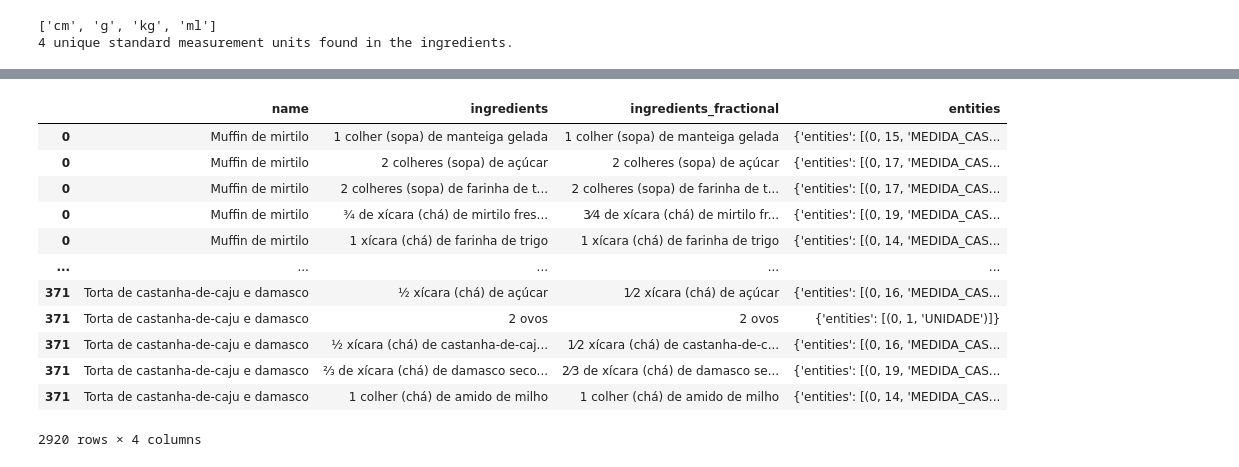
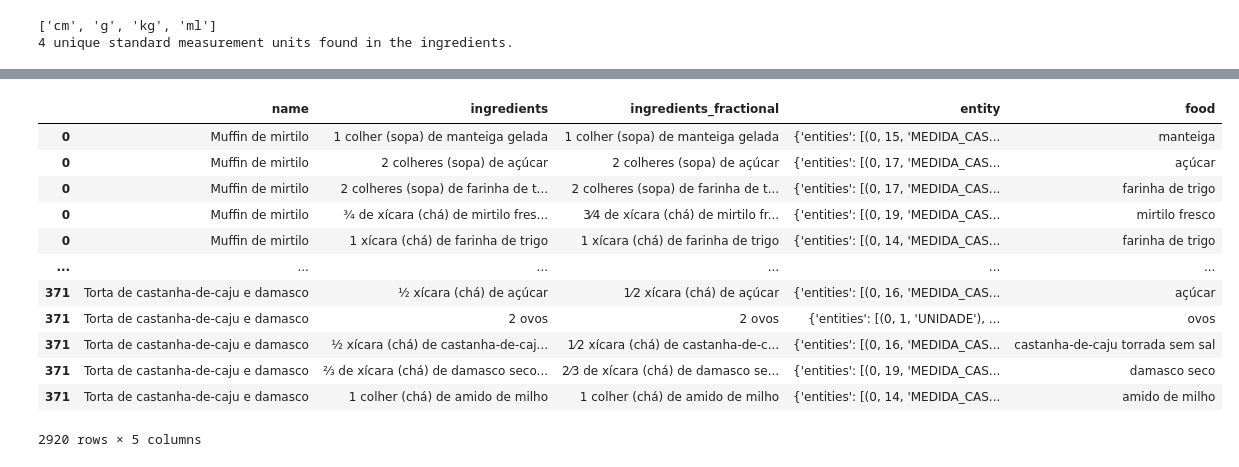
Before and after one commit to yara403/recipes_model, a Jupyter notebook: exploratory_data_analysis.ipynb, the cells around one changed output, grey strips where cells are left out. Drawn from its saved outputs; the diff is of its cells as text; code cells hidden in the pictures.

Commit message:
It includes food as new entity type and adds new regular expressions to remove verbose terms

```diff
--- a/exploratory_data_analysis.ipynb
+++ b/exploratory_data_analysis.ipynb
@@ -419,59 +418,82 @@ print(f"{tupla}")
 # %%
 ingredients_df['ingredients_fractional'] = ingredients_df['ingredients'].apply(lambda x: convert_vulgar_fraction(x))
 
-standard_measures = 'grama|gramas|kg|g|ml|l|oz|lbs|mg'
-household_measures = 'xícaras|xícara|colheres|colher|copos|copo|pitadas|pitada|pacotes|pacote|envelopes|envelope|unidades|unidade|latas|lata|pedaços|pedaço|fatias|fatia|tbsp|tsp|cups|cup|caixas|caixa'
+standard_measures = 'grama|gramas|kg|g|litros|litro|ml|l|oz|lbs|mg'
+household_measures = 'xícaras|xícara|colheres|colher|copos|copo|potes|pote|pitadas|pitada|pacotes|pacote|envelopes|envelope|unidades|unidade|latas|lata|pedaços|pedaço|fatias|fatia|tabletes|tablete|saquinhos|saquinho|tbsp|tsp|cups|cup|caixas|caixa'
+informal_measures = 'dúzias|dúzia|cachos|cacho|pencas|penca|espigas|espiga|ramas|rama|ramos|ramo|bagas|baga|metades|metade|bolas|bola|cavidades|cavidade'
 
 quantity_regex = '(?P<quantity>(\d+\s+\d+\N{FRACTION SLASH}\d+|\d+\N{FRACTION SLASH}\d+|\d+(?!\s+\d+))(\.\d+|\,\d+)?)'
 
-standard_measure_regex = fr'\b{quantity_regex}(?:\s*)(?P<mesure>{standard_measures})\b'
-household_measure_regex = fr'{quantity_regex}(?:\s*\w*\s*)(?P<mesure>(?:{household_measures})((\s*\((chá|sopa)\))|(\s*\[(chá|sopa)\]))?)'
-unit_regex = f'\s*{quantity_regex}\s+(?!(?:de\s+)?(?:{household_measures}|{standard_measures}|cm|mm|m)(?:\s+|\)))'
+standard_measure_regex = fr'\b{quantity_regex}(?:\s*)(?P<measure>{standard_measures})\b'
+household_measure_regex = fr'{quantity_regex}(?:\s*\w*\s*)(?P<measure>(?:{household_measures})((\s*\((chá|sopa)\))|(\s*\[(chá|sopa)\]))?)'
+informal_measure_regex = fr'{quantity_regex}\s+(?P<measure>{informal_measures})\b'
+unit_regex = f'\s*{quantity_regex}\s+(?!(?:de\s+)?(?:{household_measures}|{standard_measures}|{informal_measures}|cm|mm|m)(?:\s+|\,|\)))'
 
 standard_measure_pattern = re.compile(
     fr'{standard_measure_regex}',
     flags=re.IGNORECASE
 )
 household_measure_pattern = re.compile(
     fr'{household_measure_regex}',
+    flags=re.IGNORECASE
+)
+informal_measure_pattern = re.compile(
+    fr'{informal_measure_regex}',
     flags=re.IGNORECASE
 )
 unit_pattern = re.compile(
     fr'{unit_regex}',
     re.IGNORECASE
 )
 
 def create_entities(text):
     entities = {'entities': []}
 
     standard_matches = standard_measure_pattern.finditer(text)
     for match in standard_matches:
-        entities['entities'].append((match.start('quantity'), match.end('mesure'), 'MEDIDA_PADRAO'))
+        entities['entities'].append((match.start('quantity'), match.end('measure'), 'MEDIDA_PADRAO'))
 
     household_matches = household_measure_pattern.finditer(text)
     for match in household_matches:
-        entities['entities'].append((match.start('quantity'), match.end('mesure'), 'MEDIDA_CASEIRA'))
+        entities['entities'].append((match.start('quantity'), match.end('measure'), 'MEDIDA_CASEIRA'))
+
+    informal_matches = informal_measure_pattern.finditer(text)
+    for match in informal_matches:
+        entities['entities'].append((match.start('quantity'), match.end('measure'), 'MEDIDA_INFORMAL'))
 
     unit_matches = unit_pattern.finditer(text)
     for match in unit_matches:
         entities['entities'].append((match.start('quantity'), match.end('quantity'), 'UNIDADE'))
 
+    ingredient = clean_ingredient_description(text)
+    ingredient_only = ''
+    for part in ingredient:
+        part = remove_verbose(part)
+        for item in part:
+            item_part_match = re.search(re.escape(item), text)
+            if item_part_match:
+                entities['entities'].append((item_part_match.start(), item_part_match.end(), 'ALIMENTO'))
+                ingredient_only += item + " "
+
     entities['entities'].sort(key=lambda x: x[0])
-    return entities
+    return entities, ingredient_only.strip()
 
-ingredients_df['entities'] = ingredients_df['ingredients_fractional'].apply(create_entities)
+ingredients_df['entity_food'] = ingredients_df['ingredients_fractional'].map(create_entities)
+ingredients_df['entity'] = ingredients_df['entity_food'].map(lambda entity_food: entity_food[0])
+ingredients_df['food'] = ingredients_df['entity_food'].map(lambda entity_food: entity_food[1])
+ingredients_df.drop(columns=['entity_food'], inplace=True)
 ingredients_df
 # %% [output]
-|  | name | ingredients | ingredients_fractional | entities |
-| 0 | Muffin de mirtilo | 1 colher (sopa) de manteiga gelada | 1 colher (sopa) de manteiga gelada | {'entities': [(0, 15, 'MEDIDA_CAS... |
-| 0 | Muffin de mirtilo | 2 colheres (sopa) de açúcar | 2 colheres (sopa) de açúcar | {'entities': [(0, 17, 'MEDIDA_CAS... |
-| 0 | Muffin de mirtilo | 2 colheres (sopa) de farinha de t... | 2 colheres (sopa) de farinha de t... | {'entities': [(0, 17, 'MEDIDA_CAS... |
-| 0 | Muffin de mirtilo | ¾ de xícara (chá) de mirtilo fres... | 3⁄4 de xícara (chá) de mirtilo fr... | {'entities': [(0, 19, 'MEDIDA_CAS... |
-| 0 | Muffin de mirtilo | 1 xícara (chá) de farinha de trigo | 1 xícara (chá) de farinha de trigo | {'entities': [(0, 14, 'MEDIDA_CAS... |
-| ... | ... | ... | ... | ... |
-| 371 | Torta de castanha-de-caju e damasco | ½ xícara (chá) de açúcar | 1⁄2 xícara (chá) de açúcar | {'entities': [(0, 16, 'MEDIDA_CAS... |
-| 371 | Torta de castanha-de-caju e damasco | 2 ovos | 2 ovos | {'entities': [(0, 1, 'UNIDADE')]} |
-| 371 | Torta de castanha-de-caju e damasco | ½ xícara (chá) de castanha-de-caj... | 1⁄2 xícara (chá) de castanha-de-c... | {'entities': [(0, 16, 'MEDIDA_CAS... |
-| 371 | Torta de castanha-de-caju e damasco | ⅔ de xícara (chá) de damasco seco... | 2⁄3 de xícara (chá) de damasco se... | {'entities': [(0, 19, 'MEDIDA_CAS... |
-| 371 | Torta de castanha-de-caju e damasco | 1 colher (chá) de amido de milho | 1 colher (chá) de amido de milho | {'entities': [(0, 14, 'MEDIDA_CAS... |
+|  | name | ingredients | ingredients_fractional | entity | food |
+| 0 | Muffin de mirtilo | 1 colher (sopa) de manteiga gelada | 1 colher (sopa) de manteiga gelada | {'entities': [(0, 15, 'MEDIDA_CAS... | manteiga |
+| 0 | Muffin de mirtilo | 2 colheres (sopa) de açúcar | 2 colheres (sopa) de açúcar | {'entities': [(0, 17, 'MEDIDA_CAS... | açúcar |
+| 0 | Muffin de mirtilo | 2 colheres (sopa) de farinha de t... | 2 colheres (sopa) de farinha de t... | {'entities': [(0, 17, 'MEDIDA_CAS... | farinha de trigo |
+| 0 | Muffin de mirtilo | ¾ de xícara (chá) de mirtilo fres... | 3⁄4 de xícara (chá) de mirtilo fr... | {'entities': [(0, 19, 'MEDIDA_CAS... | mirtilo fresco |
+| 0 | Muffin de mirtilo | 1 xícara (chá) de farinha de trigo | 1 xícara (chá) de farinha de trigo | {'entities': [(0, 14, 'MEDIDA_CAS... | farinha de trigo |
+| ... | ... | ... | ... | ... | ... |
+| 371 | Torta de castanha-de-caju e damasco | ½ xícara (chá) de açúcar | 1⁄2 xícara (chá) de açúcar | {'entities': [(0, 16, 'MEDIDA_CAS... | açúcar |
+| 371 | Torta de castanha-de-caju e damasco | 2 ovos | 2 ovos | {'entities': [(0, 1, 'UNIDADE'), ... | ovos |
+| 371 | Torta de castanha-de-caju e damasco | ½ xícara (chá) de castanha-de-caj... | 1⁄2 xícara (chá) de castanha-de-c... | {'entities': [(0, 16, 'MEDIDA_CAS... | castanha-de-caju torrada sem sal |
+| 371 | Torta de castanha-de-caju e damasco | ⅔ de xícara (chá) de damasco seco... | 2⁄3 de xícara (chá) de damasco se... | {'entities': [(0, 19, 'MEDIDA_CAS... | damasco seco |
+| 371 | Torta de castanha-de-caju e damasco | 1 colher (chá) de amido de milho | 1 colher (chá) de amido de milho | {'entities': [(0, 14, 'MEDIDA_CAS... | amido de milho |
-2920 rows × 4 columns
+2920 rows × 5 columns
```
Also changed, not shown: parts of 8 cells of this notebook, 1 other file.
